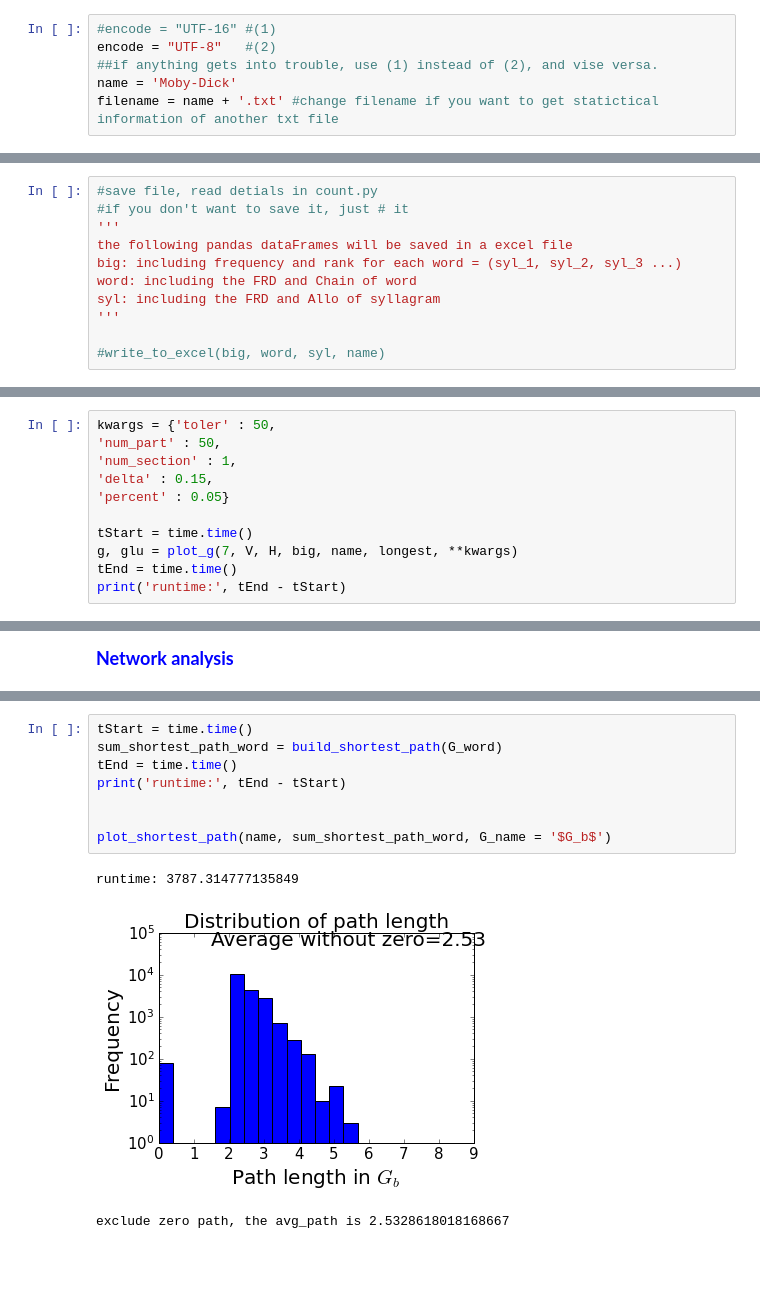
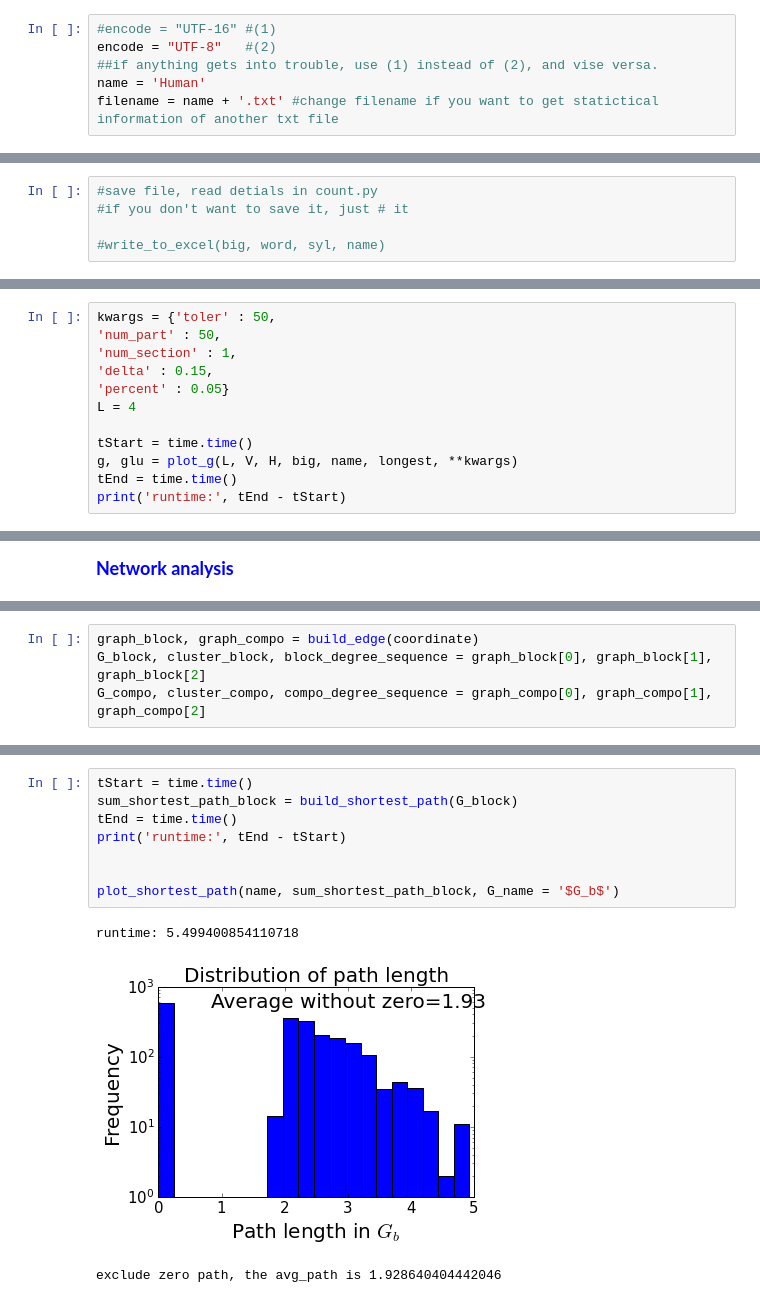
Before and after one commit to godofhoe/Genetics-Linguistics-Correspondence, a Jupyter notebook: Scaling-linguistics/English/Run_case_by_case.ipynb, the cells around one changed output, grey strips where cells are left out. Drawn from its saved outputs; the diff is of its cells as text; blank space fills up the shorter version.

```diff
--- a/Scaling-linguistics/English/Run_case_by_case.ipynb
+++ b/Scaling-linguistics/English/Run_case_by_case.ipynb
@@ -61,7 +61,7 @@ plt.style.use('classic')
 #encode = "UTF-16" #(1)
 encode = "UTF-8"   #(2)
 ##if anything gets into trouble, use (1) instead of (2), and vise versa.
-name = 'Moby-Dick'
+name = 'Human'
 filename = name + '.txt' #change filename if you want to get statictical information of another txt file
 # %%
 ##text file.
@@ -79,11 +87,5 @@ runtime: 159.64607286453247
 # %%
 #save file, read detials in count.py
 #if you don't want to save it, just # it
-'''
-the following pandas dataFrames will be saved in a excel file
-big: including frequency and rank for each word = (syl_1, syl_2, syl_3 ...)
-word: including the FRD and Chain of word
-syl: including the FRD and Allo of syllagram
-'''
 
 #write_to_excel(big, word, syl, name)
@@ -249,9 +258,10 @@ kwargs = {'toler' : 50,
 'num_section' : 1,
 'delta' : 0.15,
 'percent' : 0.05}
+L = 4
 
 tStart = time.time()
-g, glu = plot_g(7, V, H, big, name, longest, **kwargs)
+g, glu = plot_g(L, V, H, big, name, longest, **kwargs)
 tEnd = time.time()
 print('runtime:', tEnd - tStart)
 # %% [output]
@@ -314 +305,5 @@ G_syl, cluster_syl, syl_degree_sequence = graph_syl[0], graph_syl[1], graph_syl[
+# %%
+graph_block, graph_compo = build_edge(coordinate)
+G_block, cluster_block, block_degree_sequence = graph_block[0], graph_block[1], graph_block[2]
+G_compo, cluster_compo, compo_degree_sequence = graph_compo[0], graph_compo[1], graph_compo[2]
 # %%
@@ -326,14 +321,14 @@ plot_degree_syl(name, syl_degree_sequence, FORMAT = 'pdf', Path = '')
 # %%
 tStart = time.time()
-sum_shortest_path_word = build_shortest_path(G_word)
+sum_shortest_path_block = build_shortest_path(G_block)
 tEnd = time.time()
 print('runtime:', tEnd - tStart)
 
 
-plot_shortest_path(name, sum_shortest_path_word, G_name = '$G_b$')
+plot_shortest_path(name, sum_shortest_path_block, G_name = '$G_b$')
 # %% [output]
-runtime: 3787.314777135849
+runtime: 5.499400854110718
-[figure, old version]
+[figure, new version]
-exclude zero path, the avg_path is 2.5328618018168667
+exclude zero path, the avg_path is 1.928640404442046
 # %%
 tStart = time.time()
```
Also changed, not shown: parts of 22 cells of this notebook.
